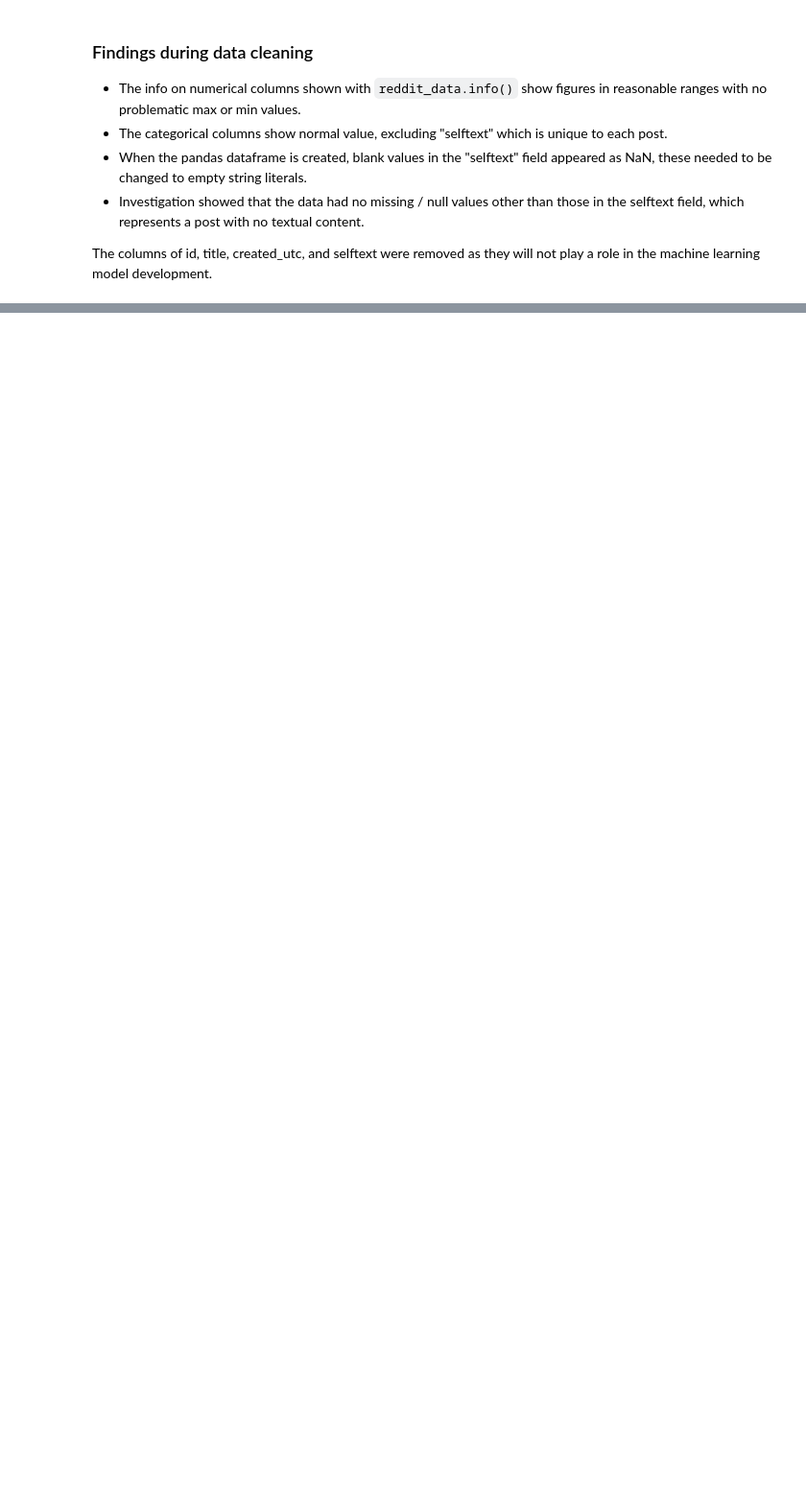
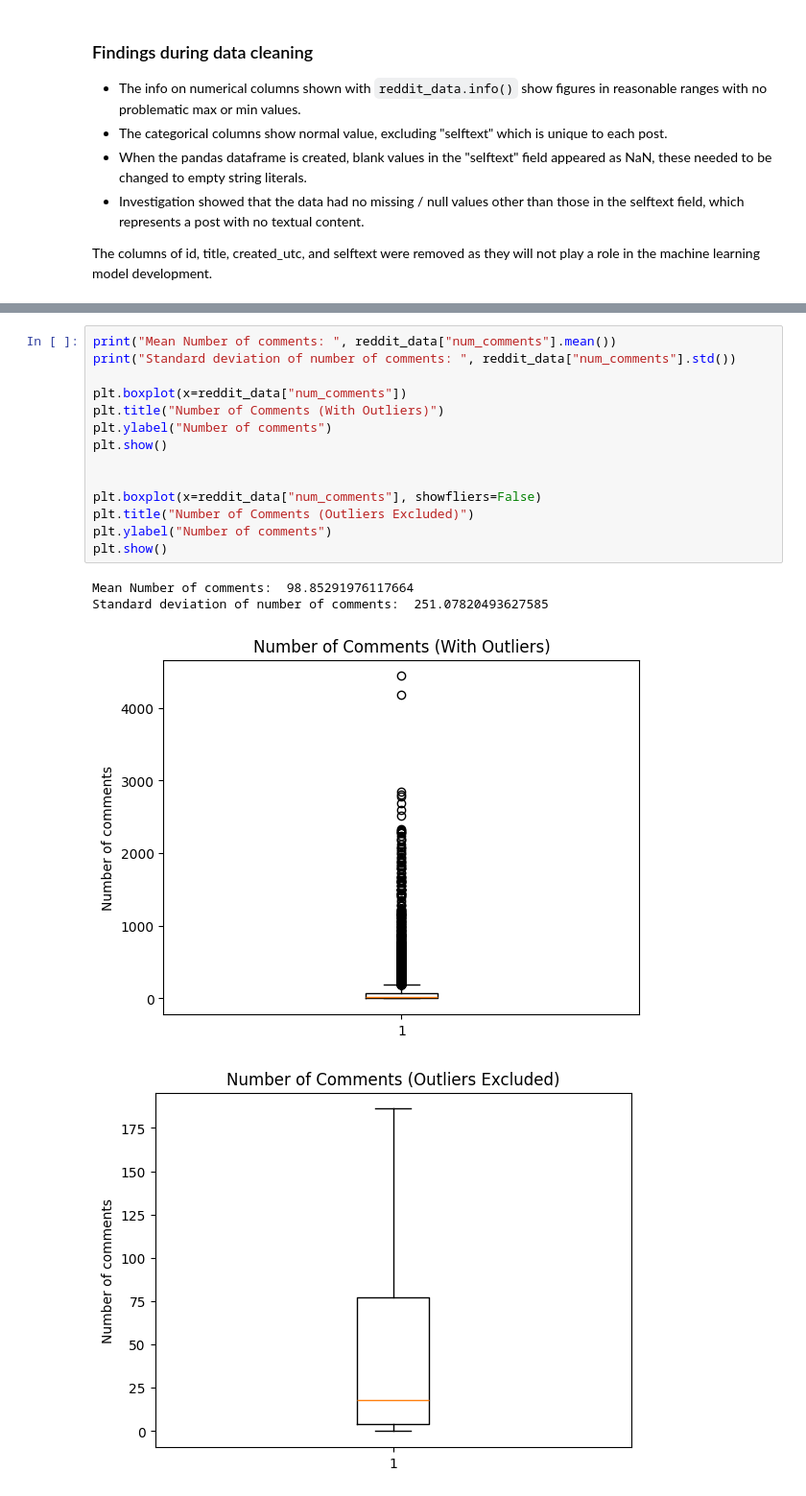
Before and after one commit to chealy90/data-science-ca2, a Jupyter notebook: DataAnalysis.ipynb, the cells around one changed output, grey strips where cells are left out. Shown: that part at 96% size. Cells and saved outputs as stored; diff of their text form; blank space fills up the shorter version.

```diff
--- a/DataAnalysis.ipynb
+++ b/DataAnalysis.ipynb
@@ -132,0 +233,19 @@ The columns of id, title, created_utc, and selftext were removed as they will no
+# %%
+print("Mean Number of comments: ", reddit_data["num_comments"].mean())
+print("Standard deviation of number of comments: ", reddit_data["num_comments"].std())
+
+plt.boxplot(x=reddit_data["num_comments"])
+plt.title("Number of Comments (With Outliers)")
+plt.ylabel("Number of comments")
+plt.show()
+
+
+plt.boxplot(x=reddit_data["num_comments"], showfliers=False)
+plt.title("Number of Comments (Outliers Excluded)")
+plt.ylabel("Number of comments")
+plt.show()
+# %% [output]
+Mean Number of comments:  98.85291976117664
+Standard deviation of number of comments:  251.07820493627585
+[figure, added]
+[figure, added]
```
Also changed, not shown: parts of 9 cells of this notebook.
